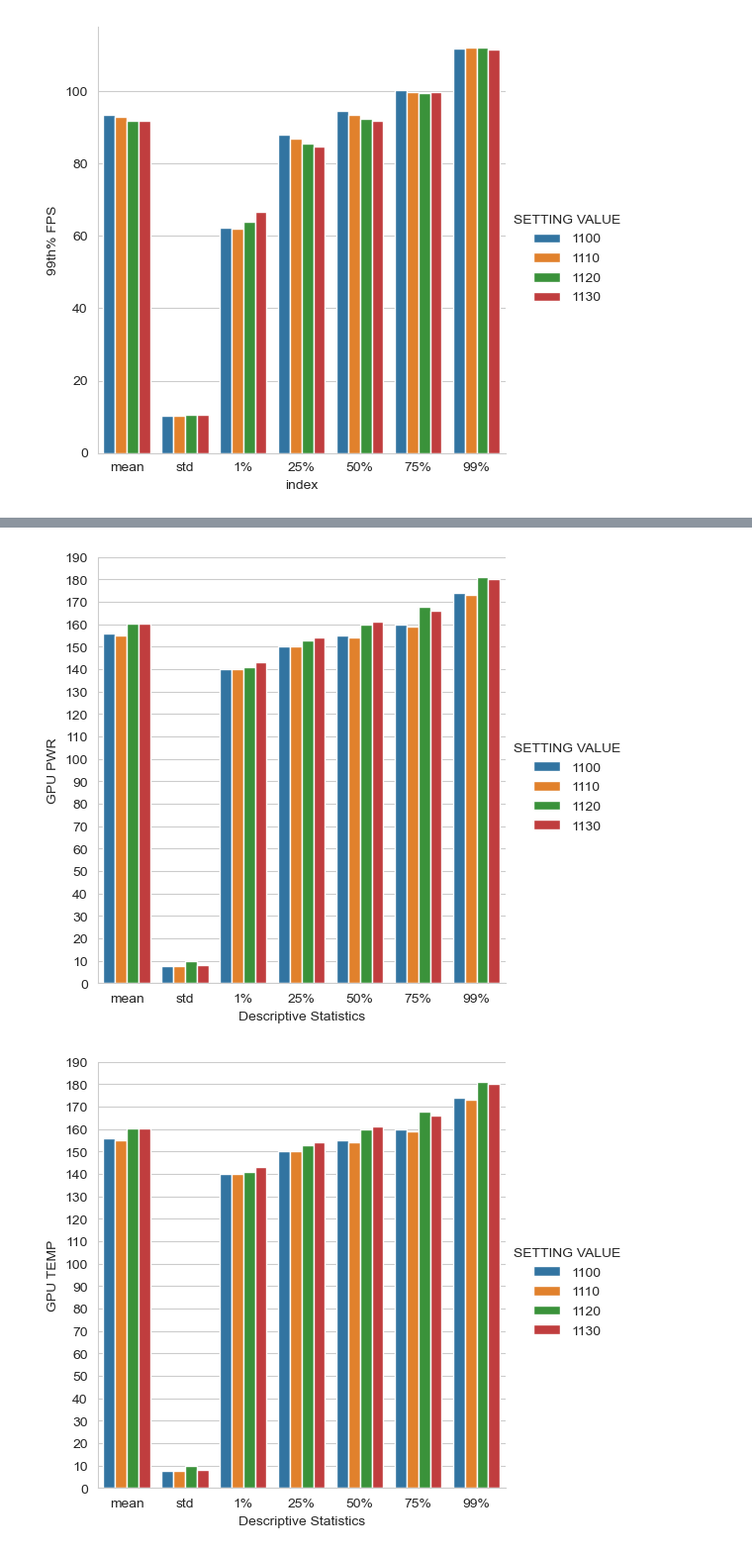
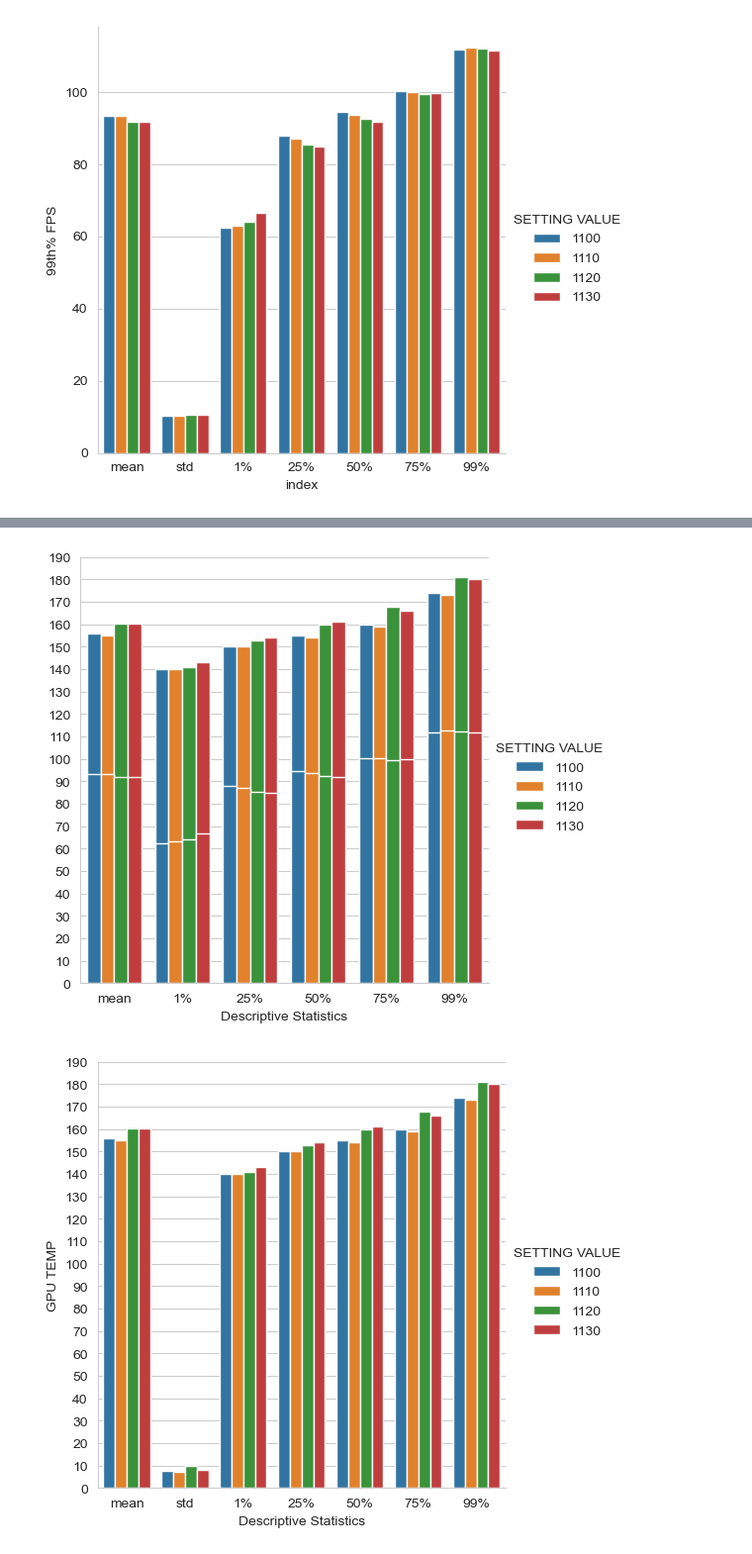
Before and after one commit to basil1015/gpu-performance-logs, a Jupyter notebook: Voltage.ipynb, the cells around one changed output, grey strips where cells are left out. Shown at 99% size. Drawn from its saved outputs; the diff is of its cells as text; code cells hidden in the pictures.

```diff
--- a/Voltage.ipynb
+++ b/Voltage.ipynb
@@ -122,15 +153,31 @@ melted_power_describe = power_describe.reset_index().melt(id_vars='index', var_n
 # %%
 power_describe_g = sns.catplot(
-    data=melted_power_describe,
+    data=melted_power_describe[melted_power_describe['index'] != 'std'],
     kind='bar',
     x='index',
     y='GPU PWR',
     hue='SETTING VALUE',
 )
+
+power_describe_ax = power_describe_g.ax
 power_describe_g.set_axis_labels('Descriptive Statistics')
-power_describe_g.ax.yaxis.set_major_locator(ticker.MultipleLocator(10))
+power_describe_ax.yaxis.set_major_locator(ticker.MultipleLocator(10))
+
+sns.barplot(
+    data=melted_fps99_describe[melted_fps99_describe['index'] != 'std'],
+    x='index',
+    y='99th% FPS',
+    hue='SETTING VALUE',
+    ax=power_describe_ax,
+)
+
+if power_describe_ax.get_legend() is not None:
+    power_describe_ax.get_legend().remove()
+
+power_describe_ax.set_ylabel(None)
+plt.show()
 # %% [output]
-[figure, old version]
+[figure, new version]
 # %%
 temp_describe = pd.concat([performance_logs[performance_logs['SETTING VALUE'] == setting_value]['GPU TEMP'].describe(percentiles=[0.01, 0.25, 0.50, 0.75, 0.99]).drop(['count', 'min', 'max']) for setting_value in setting_values], axis=1)
 temp_describe.columns = setting_values
```
Also changed, not shown: parts of 4 cells of this notebook.
